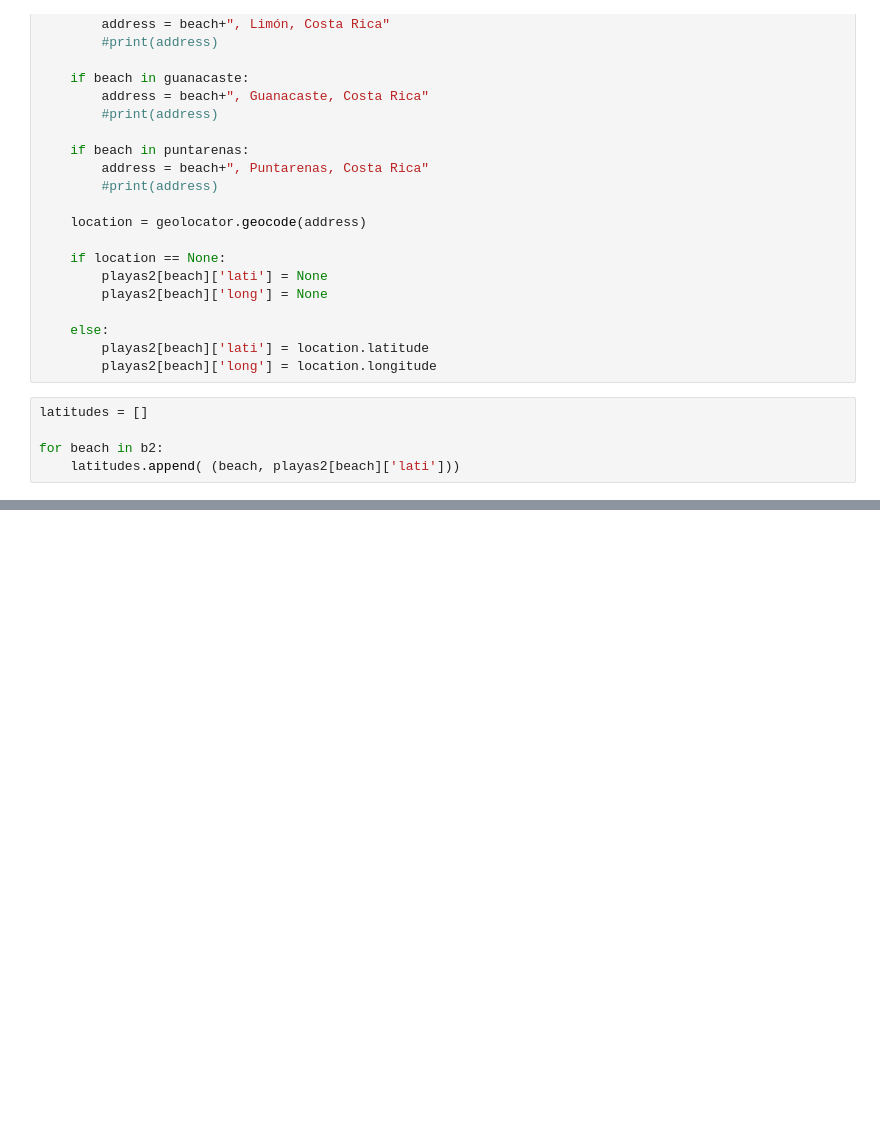
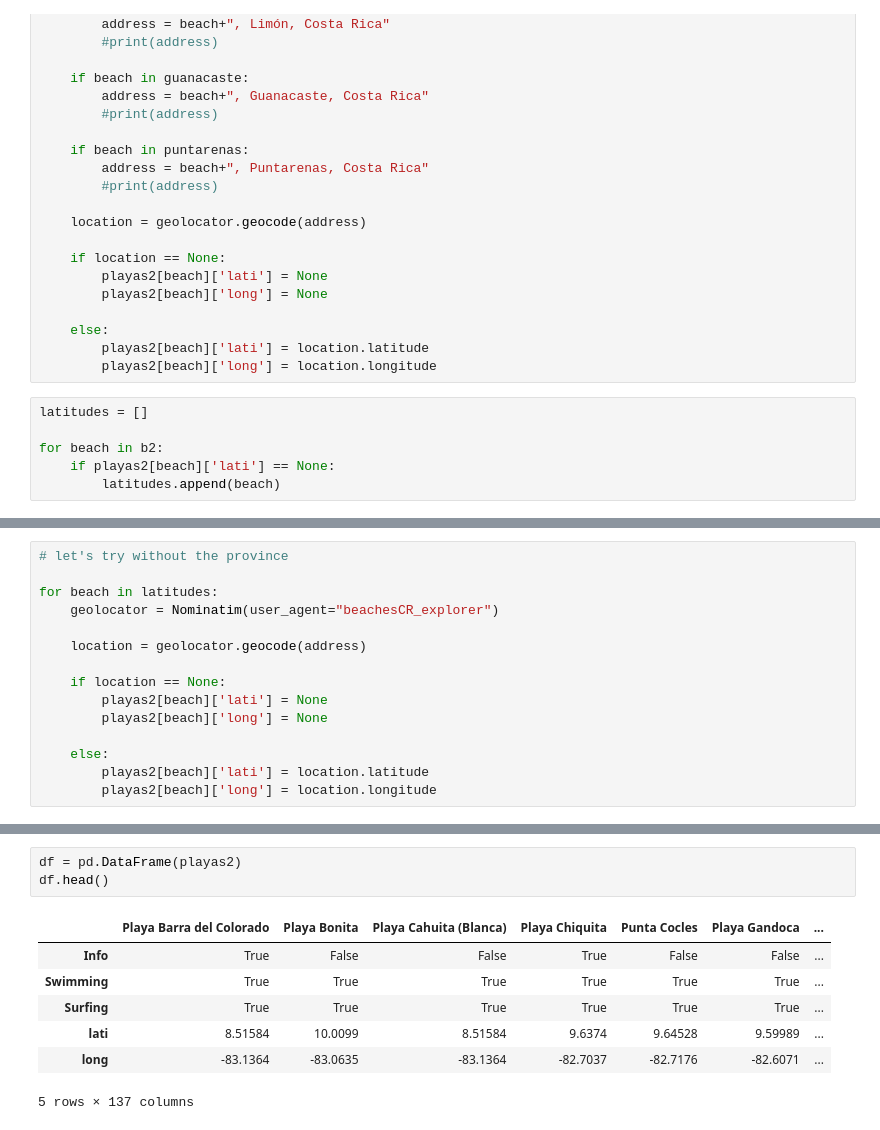
Before and after one commit to jesagocr/DataScience_IBM_Coursera_Capstone, a Jupyter notebook: projectBeaches.ipynb, the cells around one changed output, grey strips where cells are left out. Drawn from its saved outputs; the diff is of its cells as text; blank space fills up the shorter version.

```diff
--- a/projectBeaches.ipynb
+++ b/projectBeaches.ipynb
@@ -623,4 +623,5 @@ for beach in b2[70:]:
 latitudes = []
 
 for beach in b2:
-    latitudes.append( (beach, playas2[beach]['lati']))
+    if playas2[beach]['lati'] == None:
+        latitudes.append(beach)
@@ -654,0 +634,15 @@ Playa Zancudo, Costa Rica
+# %%
+# let's try without the province
+
+for beach in latitudes:
+    geolocator = Nominatim(user_agent="beachesCR_explorer")
+
+    location = geolocator.geocode(address)
+
+    if location == None:
+        playas2[beach]['lati'] = None
+        playas2[beach]['long'] = None
+
+    else:
+        playas2[beach]['lati'] = location.latitude
+        playas2[beach]['long'] = location.longitude
@@ -654,0 +661,11 @@ Playa Zancudo, Costa Rica
+# %%
+df = pd.DataFrame(playas2)
+df.head()
+# %% [output]
+|  | Playa Barra del Colorado | Playa Bonita | Playa Cahuita (Blanca) | Playa Chiquita | Punta Cocles | Playa Gandoca | ... |
+| Info | True | False | False | True | False | False | ... |
+| Swimming | True | True | True | True | True | True | ... |
+| Surfing | True | True | True | True | True | True | ... |
+| lati | 8.51584 | 10.0099 | 8.51584 | 9.6374 | 9.64528 | 9.59989 | ... |
+| long | -83.1364 | -83.0635 | -83.1364 | -82.7037 | -82.7176 | -82.6071 | ... |
+5 rows × 137 columns
```
Also changed, not shown: parts of 5 cells of this notebook.
